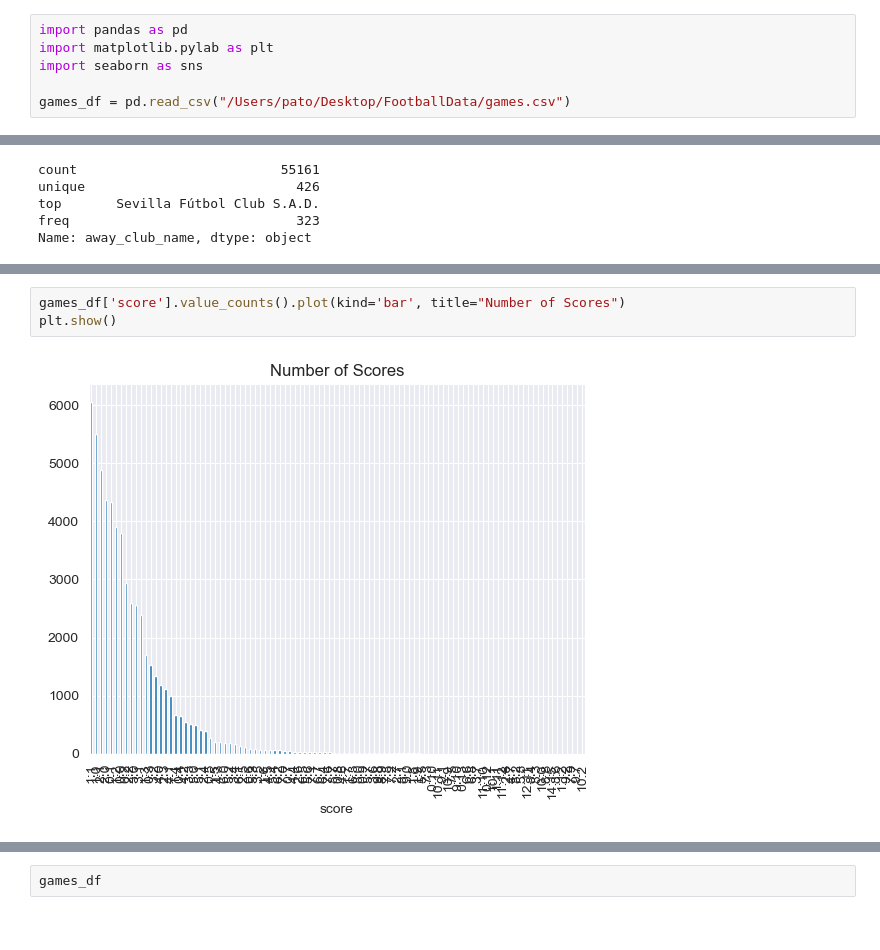
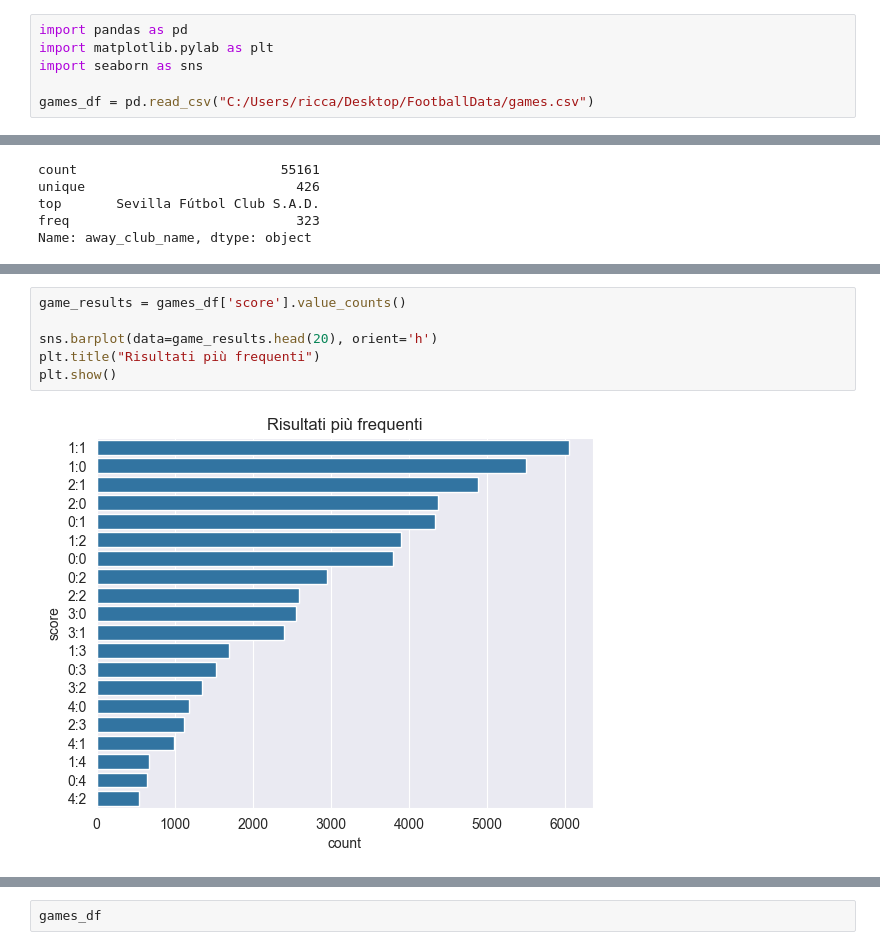
Before and after one commit to RiccardoPili/Football-Data-Analysis, a Jupyter notebook: games.ipynb, the cells around one changed output, grey strips where cells are left out. Saved outputs shown, nothing was run; the diff lists cells and outputs as text.

Commit message:
aggiunte visualizzazioni a games

```diff
--- a/games.ipynb
+++ b/games.ipynb
@@ -5,7 +5,7 @@ import pandas as pd
 import matplotlib.pylab as plt
 import seaborn as sns
 
-games_df = pd.read_csv("/Users/pato/Desktop/FootballData/games.csv")
+games_df = pd.read_csv("C:/Users/ricca/Desktop/FootballData/games.csv")
 # %% [markdown]
 # Data Preparation
 # %%
@@ -272,5 +262,8 @@ plt.show()
 # %%
-games_df['score'].value_counts().plot(kind='bar', title="Number of Scores")
+game_results = games_df['score'].value_counts()
+
+sns.barplot(data=game_results.head(20), orient='h')
+plt.title("Risultati più frequenti")
 plt.show()
 # %% [output]
-[figure, old version]
+[figure, new version]
```
Also changed, not shown: parts of 11 cells of this notebook, 2 other files.
